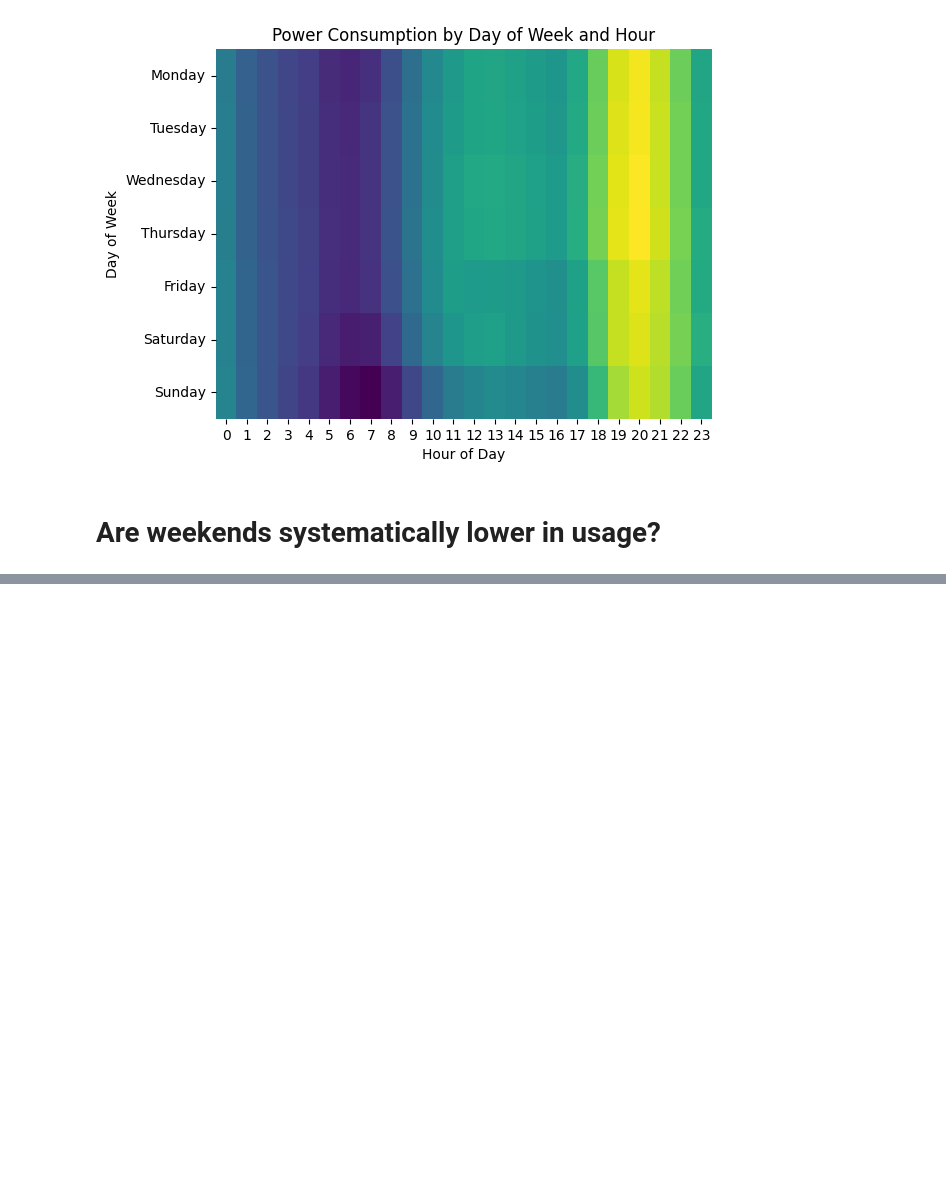
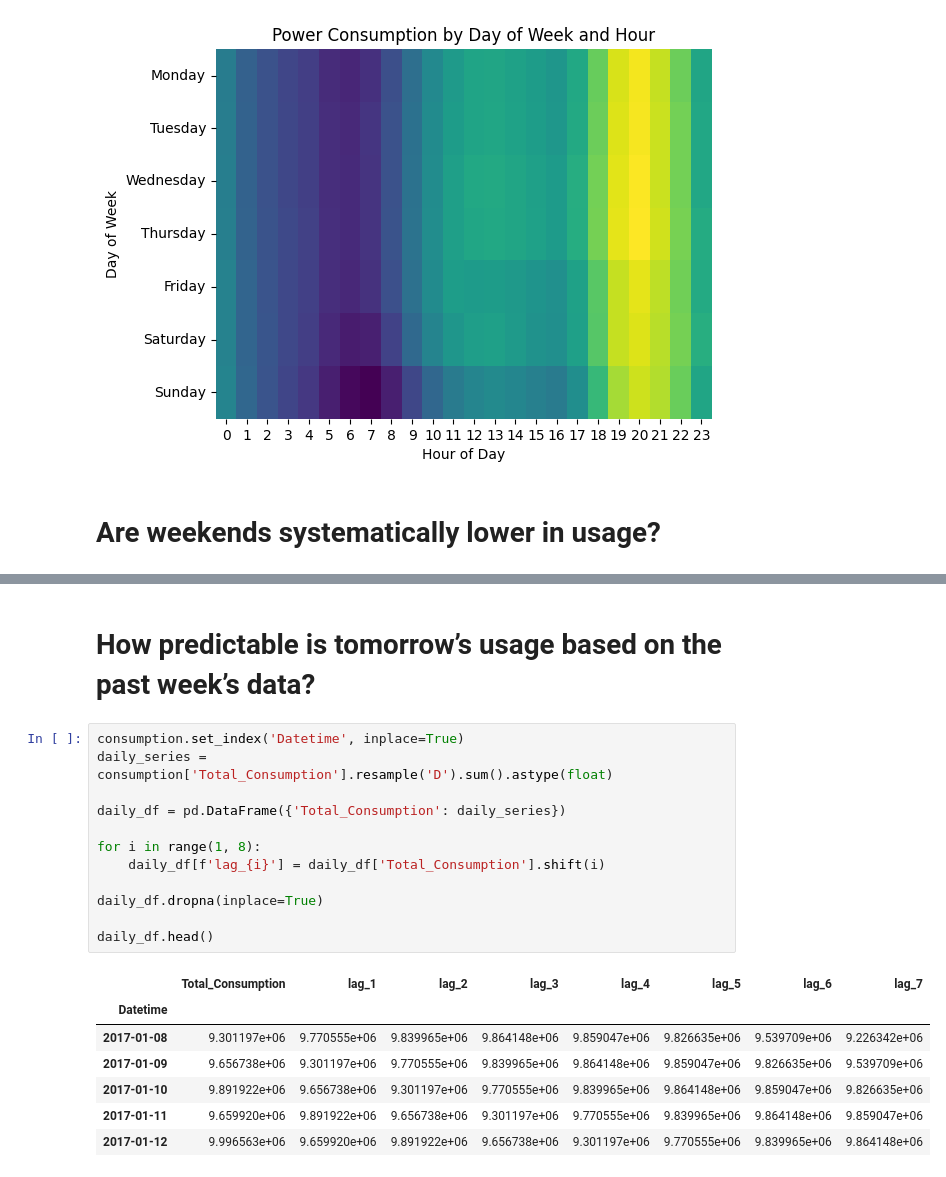
Before and after one commit to cdcoonce/Electricity_Consumption_Analysis, a Jupyter notebook: notebooks/EDA.ipynb, the cells around one changed output, grey strips where cells are left out. Cells and saved outputs as stored; diff of their text form; blank space fills up the shorter version.

```diff
--- a/notebooks/EDA.ipynb
+++ b/notebooks/EDA.ipynb
@@ -97,0 +169,22 @@ consumption['Is_Weekend'] = consumption['Day_Of_Week'].isin([5, 6])  # 5 = Satur
+# %% [markdown]
+# How predictable is tomorrow’s usage based on the past week’s data?
+# %%
+consumption.set_index('Datetime', inplace=True)
+daily_series = consumption['Total_Consumption'].resample('D').sum().astype(float)
+
+daily_df = pd.DataFrame({'Total_Consumption': daily_series})
+
+for i in range(1, 8):
+    daily_df[f'lag_{i}'] = daily_df['Total_Consumption'].shift(i)
+
+daily_df.dropna(inplace=True)
+
+daily_df.head()
+# %% [output]
+|  | Total_Consumption | lag_1 | lag_2 | lag_3 | lag_4 | lag_5 | lag_6 | lag_7 |
+| Datetime |  |  |  |  |  |  |  |  |
+| 2017-01-08 | 9.301197e+06 | 9.770555e+06 | 9.839965e+06 | 9.864148e+06 | 9.859047e+06 | 9.826635e+06 | 9.539709e+06 | 9.226342e+06 |
+| 2017-01-09 | 9.656738e+06 | 9.301197e+06 | 9.770555e+06 | 9.839965e+06 | 9.864148e+06 | 9.859047e+06 | 9.826635e+06 | 9.539709e+06 |
+| 2017-01-10 | 9.891922e+06 | 9.656738e+06 | 9.301197e+06 | 9.770555e+06 | 9.839965e+06 | 9.864148e+06 | 9.859047e+06 | 9.826635e+06 |
+| 2017-01-11 | 9.659920e+06 | 9.891922e+06 | 9.656738e+06 | 9.301197e+06 | 9.770555e+06 | 9.839965e+06 | 9.864148e+06 | 9.859047e+06 |
+| 2017-01-12 | 9.996563e+06 | 9.659920e+06 | 9.891922e+06 | 9.656738e+06 | 9.301197e+06 | 9.770555e+06 | 9.839965e+06 | 9.864148e+06 |
```
Also changed, not shown: parts of 16 cells of this notebook, 6 other files.
